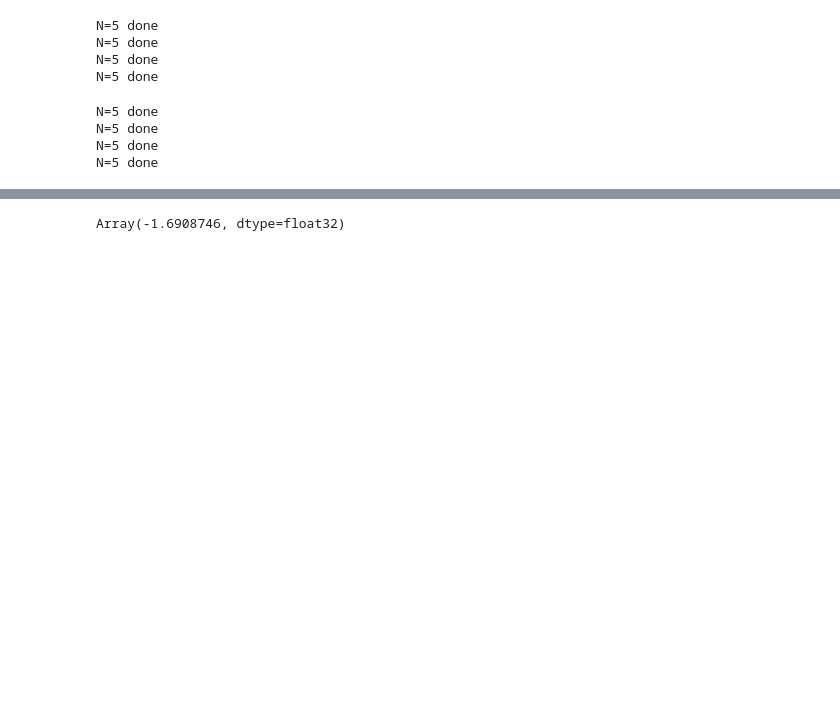
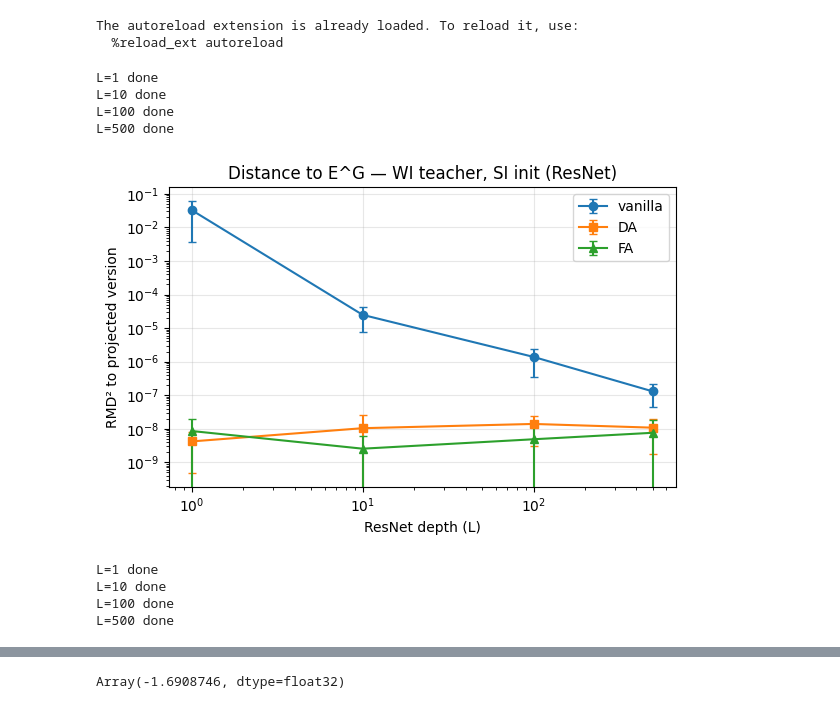
Before and after one commit to Kikidu59/Dola, a Jupyter notebook: notebooks/figures_resnet.ipynb, the cells around one changed output, grey strips where cells are left out. Drawn from its saved outputs; the diff is of its cells as text; code cells hidden in the pictures; blank space fills up the shorter version.

```diff
--- a/notebooks/figures_resnet.ipynb
+++ b/notebooks/figures_resnet.ipynb
@@ -19,12 +19,17 @@ import src.spaces as spaces
 
 spaces.SETUP = spaces.make_setup_matrix()
 
+import plotly.io as pio
+
 L_VALUES = [1, 10, 100, 500]  # ResNet depth (1 skip connection)
-N = 5
+N = 3
 #N_VALUES = [5, 10, 50, 100, 500]
 N_REPS = 3
-CONFIG = {**DEFAULT_CONFIG_RESNET, "T": 2.0, "gr": 5}
+CONFIG = {**DEFAULT_CONFIG_RESNET, "T": 1.0, "gr": 5}
 CONFIG['beta'] = 0.0
+# %% [output]
+The autoreload extension is already loaded. To reload it, use:
+  %reload_ext autoreload
 # %%
 teacher_wi = make_wi_particles_resnet(1)
 
@@ -39,28 +44,30 @@ for L in L_VALUES:
 
         # Vanilla
         h = train_resnet(teacher_wi, N, L, jax.random.fold_in(key, 0), CONFIG, "si")
-        results_wi["vanilla"][-1].append(rmd_to_projected(h["particles"][-1][0]))
+        results_wi["vanilla"][-1].append(jnp.mean(jnp.array([rmd_to_projected(layer) for layer in h["particles"][-1]])))
 
         # DA
         h = train_resnet(teacher_wi, N, L, jax.random.fold_in(key, 1), CONFIG, "si", used_loss_fn=loss_fn_da_resnet)
-        results_wi["DA"][-1].append(rmd_to_projected(h["particles"][-1][0]))
+        results_wi["DA"][-1].append(jnp.mean(jnp.array([rmd_to_projected(layer) for layer in h["particles"][-1]])))
 
         # FA
         h = train_resnet(teacher_wi, N, L, jax.random.fold_in(key, 2), CONFIG, "si", used_loss_fn=loss_fn_fa_resnet)
-        results_wi["FA"][-1].append(rmd_to_projected(h["particles"][-1][0]))
+        results_wi["FA"][-1].append(jnp.mean(jnp.array([rmd_to_projected(layer) for layer in h["particles"][-1]])))
 
         # EA
-        h = train_resnet(teacher_wi, N, L, jax.random.fold_in(key, 3), CONFIG, "si", used_loss_fn=loss_fn_ea_resnet)
-        results_wi["EA"][-1].append(rmd_to_projected(h["particles"][-1][0]))
+        # h = train_resnet(teacher_wi, N, L, jax.random.fold_in(key, 3), CONFIG, "si", used_loss_fn=loss_fn_ea_resnet)
+        # results_wi["EA"][-1].append(jnp.mean(jnp.array([rmd_to_projected(layer) for layer in h["particles"][-1]])))
 
-    print(f"N={N} done")
+    print(f"L={L} done")
 # %% [output]
-N=5 done
-N=5 done
-N=5 done
-N=5 done
+L=1 done
+L=10 done
+L=100 done
+L=500 done
 # %%
-plot_rmd_curves(L_VALUES, results_wi, "Number of Particles (M)", "Distance to E^G — WI teacher, SI init (ResNet L=1)")
+plot_rmd_curves(L_VALUES, results_wi, "ResNet depth (L)", "Distance to E^G — WI teacher, SI init (ResNet)", exclude=['EA'], filename="dist_Eg_matrix_rn_WI.pdf", save_pdf=True)
+# %% [output]
+[figure, added]
 # %%
 teacher_arb = make_arbitrary_particles_resnet(1)
 
@@ -74,21 +81,21 @@ for L in L_VALUES:
         key = jax.random.PRNGKey(rep * 1000 + N)
 
         h = train_resnet(teacher_arb, N, L, jax.random.fold_in(key, 0), CONFIG, "si")
-        results_arb["vanilla"][-1].append(rmd_to_projected(h["particles"][-1][0]))
+        results_arb["vanilla"][-1].append(jnp.mean(jnp.array([rmd_to_projected(layer) for layer in h["particles"][-1]])))
 
         h = train_resnet(teacher_arb, N, L, jax.random.fold_in(key, 1), CONFIG, "si", used_loss_fn=loss_fn_da_resnet)
-        results_arb["DA"][-1].append(rmd_to_projected(h["particles"][-1][0]))
+        results_arb["DA"][-1].append(jnp.mean(jnp.array([rmd_to_projected(layer) for layer in h["particles"][-1]])))
 
         h = train_resnet(teacher_arb, N, L, jax.random.fold_in(key, 2), CONFIG, "si", used_loss_fn=loss_fn_fa_resnet)
-        results_arb["FA"][-1].append(rmd_to_projected(h["particles"][-1][0]))
+        results_arb["FA"][-1].append(jnp.mean(jnp.array([rmd_to_projected(layer) for layer in h["particles"][-1]])))
 
-        h = train_resnet(teacher_arb, N, L, jax.random.fold_in(key, 3), CONFIG, "si", used_loss_fn=loss_fn_ea_resnet)
-        results_arb["EA"][-1].append(rmd_to_projected(h["particles"][-1][0]))
+        # h = train_resnet(teacher_arb, N, L, jax.random.fold_in(key, 3), CONFIG, "si", used_loss_fn=loss_fn_ea_resnet)
+        # results_arb["EA"][-1].append(jnp.mean(jnp.array([rmd_to_projected(layer) for layer in h["particles"][-1]])))
 
-    print(f"N={N} done")
+    print(f"L={L} done")
 # %% [output]
-N=5 done
-N=5 done
-N=5 done
-N=5 done
+L=1 done
+L=10 done
+L=100 done
+L=500 done
 # %%
```
Also changed, not shown: parts of 15 cells of this notebook, 23 other files.
